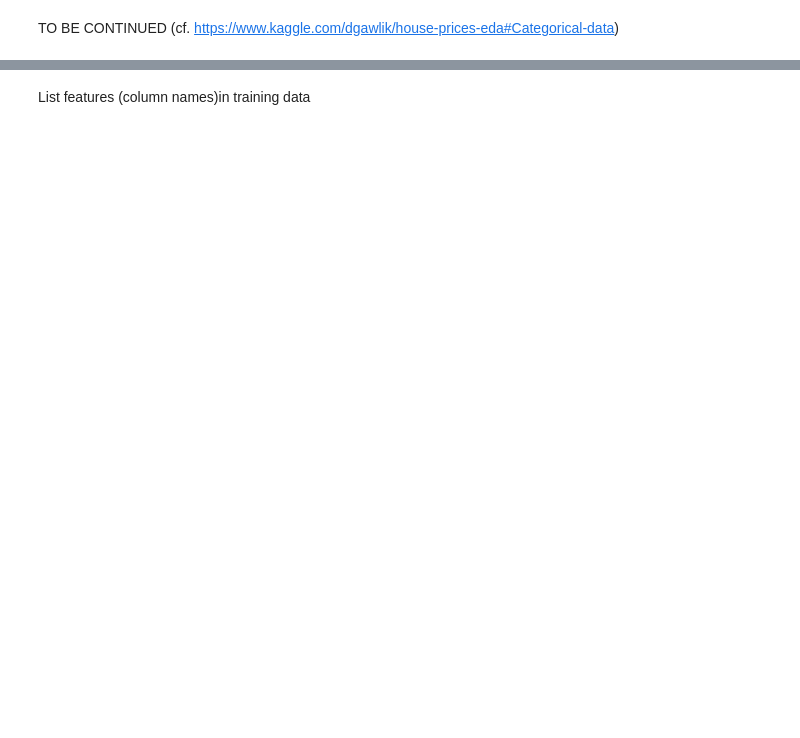
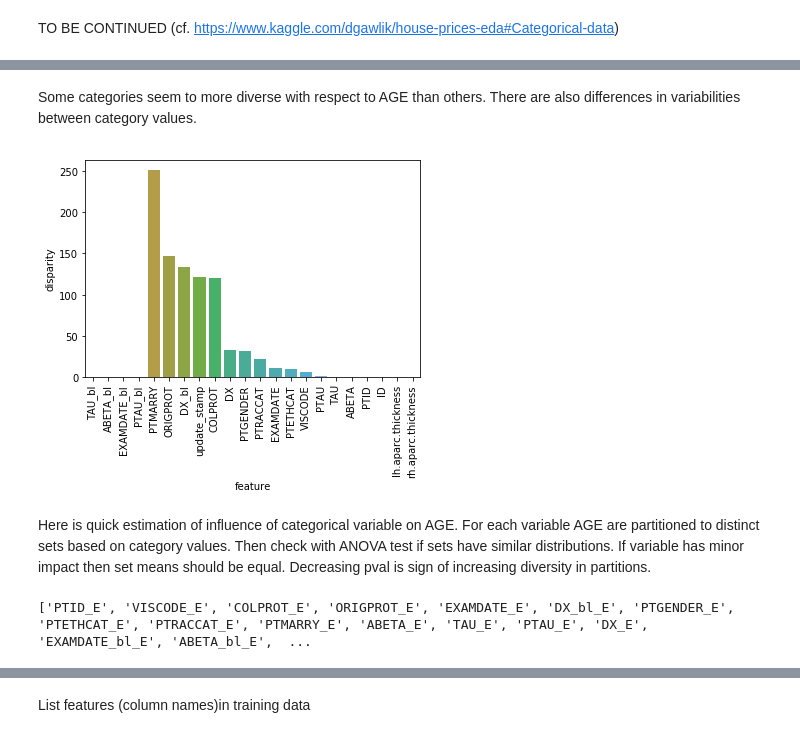
Before and after one commit to arvidl/elmed219-brainage, a Jupyter notebook: nbs/brain_age_big_explore.ipynb, the cells around one changed output, grey strips where cells are left out. Saved outputs shown, nothing was run; the diff lists cells and outputs as text; code cells hidden in the pictures; blank space fills up the shorter version.

```diff
--- a/nbs/brain_age_big_explore.ipynb
+++ b/nbs/brain_age_big_explore.ipynb
@@ -456,0 +361,45 @@ TO BE CONTINUED (cf. https://www.kaggle.com/dgawlik/house-prices-eda#Categorical
+# %% [markdown]
+Some categories seem to more diverse with respect to AGE than others. There are also differences in variabilities between category values.
+# %%
+def anova(frame):
+    anv = pd.DataFrame()
+    anv['feature'] = qualitative
+    pvals = []
+    for c in qualitative:
+        samples = []
+        for cls in frame[c].unique():
+            s = frame[frame[c] == cls]['AGE'].values
+            samples.append(s)
+        pval = stats.f_oneway(*samples)[1]
+        pvals.append(pval)
+    anv['pval'] = pvals
+    return anv.sort_values('pval')
+
+a = anova(train)
+a['disparity'] = np.log(1./a['pval'].values)
+sns.barplot(data=a, x='feature', y='disparity')
+x=plt.xticks(rotation=90)
+# %% [output]
+[figure, added]
+# %% [markdown]
+Here is quick estimation of influence of categorical variable on AGE. For each variable AGE are partitioned to distinct sets based on category values. Then check with ANOVA test if sets have similar distributions. If variable has minor impact then set means should be equal. Decreasing pval is sign of increasing diversity in partitions.
+# %%
+def encode(frame, feature):
+    ordering = pd.DataFrame()
+    ordering['val'] = frame[feature].unique()
+    ordering.index = ordering.val
+    ordering['spmean'] = frame[[feature, 'AGE']].groupby(feature).mean()['AGE']
+    ordering = ordering.sort_values('spmean')
+    ordering['ordering'] = range(1, ordering.shape[0]+1)
+    ordering = ordering['ordering'].to_dict()
+
+    for cat, o in ordering.items():
+        frame.loc[frame[feature] == cat, feature+'_E'] = o
+
+qual_encoded = []
+for q in qualitative:
+    encode(train, q)
+    qual_encoded.append(q+'_E')
+print(qual_encoded)
+# %% [output]
+['PTID_E', 'VISCODE_E', 'COLPROT_E', 'ORIGPROT_E', 'EXAMDATE_E', 'DX_bl_E', 'PTGENDER_E', 'PTETHCAT_E', 'PTRACCAT_E', 'PTMARRY_E', 'ABETA_E', 'TAU_E', 'PTAU_E', 'DX_E', 'EXAMDATE_bl_E', 'ABETA_bl_E',  ...
```
Also changed, not shown: parts of 18 cells of this notebook.
